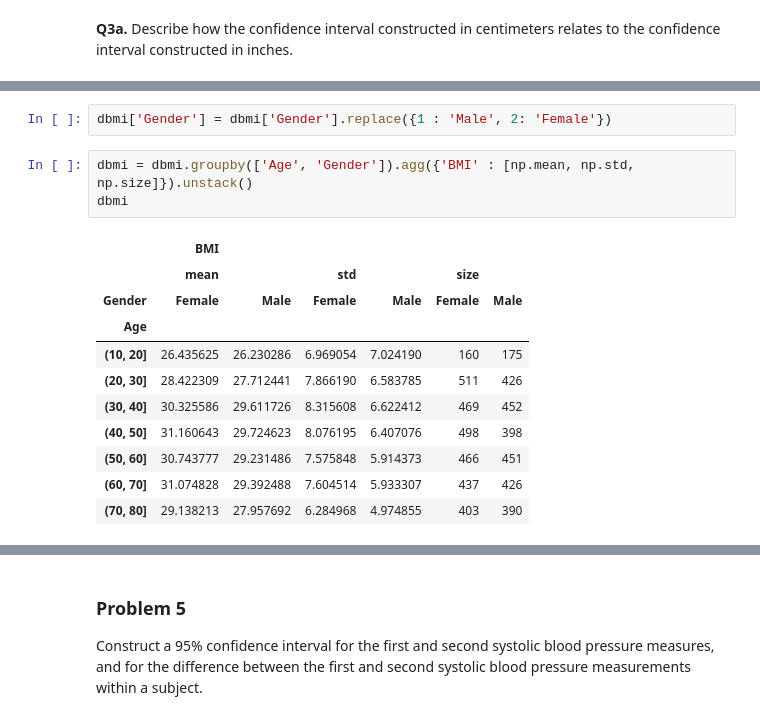
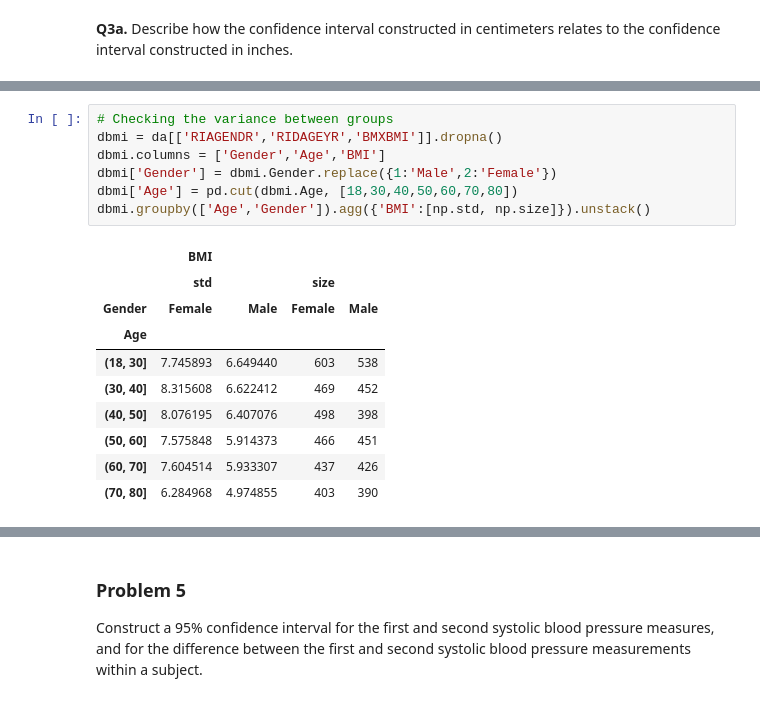
Before and after one commit to lililalina/UoM-stats-with-python, a Jupyter notebook: 02 Inferential Statistics/2.5 inferential-statistics-practice.ipynb, the cells around one changed output, grey strips where cells are left out. Drawn from its saved outputs; the diff is of its cells as text.

```diff
--- a/02 Inferential Statistics/2.5 inferential-statistics-practice.ipynb
+++ b/02 Inferential Statistics/2.5 inferential-statistics-practice.ipynb
@@ -451,17 +437,18 @@ dbmi.head()
-# %%
-dbmi['Gender'] = dbmi['Gender'].replace({1 : 'Male', 2: 'Female'})
-# %%
-dbmi = dbmi.groupby(['Age', 'Gender']).agg({'BMI' : [np.mean, np.std, np.size]}).unstack()
-dbmi
-# %% [output]
-|  | BMI |  |  |  |  |  |
-|  | mean |  | std |  | size |  |
-| Gender | Female | Male | Female | Male | Female | Male |
-| Age |  |  |  |  |  |  |
-| (10, 20] | 26.435625 | 26.230286 | 6.969054 | 7.024190 | 160 | 175 |
-| (20, 30] | 28.422309 | 27.712441 | 7.866190 | 6.583785 | 511 | 426 |
-| (30, 40] | 30.325586 | 29.611726 | 8.315608 | 6.622412 | 469 | 452 |
-| (40, 50] | 31.160643 | 29.724623 | 8.076195 | 6.407076 | 498 | 398 |
-| (50, 60] | 30.743777 | 29.231486 | 7.575848 | 5.914373 | 466 | 451 |
-| (60, 70] | 31.074828 | 29.392488 | 7.604514 | 5.933307 | 437 | 426 |
-| (70, 80] | 29.138213 | 27.957692 | 6.284968 | 4.974855 | 403 | 390 |
+# %%
+# Checking the variance between groups
+dbmi = da[['RIAGENDR','RIDAGEYR','BMXBMI']].dropna()
+dbmi.columns = ['Gender','Age','BMI']
+dbmi['Gender'] = dbmi.Gender.replace({1:'Male',2:'Female'})
+dbmi['Age'] = pd.cut(dbmi.Age, [18,30,40,50,60,70,80])
+dbmi.groupby(['Age','Gender']).agg({'BMI':[np.std, np.size]}).unstack()
+# %% [output]
+|  | BMI |  |  |  |
+|  | std |  | size |  |
+| Gender | Female | Male | Female | Male |
+| Age |  |  |  |  |
+| (18, 30] | 7.745893 | 6.649440 | 603 | 538 |
+| (30, 40] | 8.315608 | 6.622412 | 469 | 452 |
+| (40, 50] | 8.076195 | 6.407076 | 498 | 398 |
+| (50, 60] | 7.575848 | 5.914373 | 466 | 451 |
+| (60, 70] | 7.604514 | 5.933307 | 437 | 426 |
+| (70, 80] | 6.284968 | 4.974855 | 403 | 390 |
```
Also changed, not shown: parts of 8 cells of this notebook.
